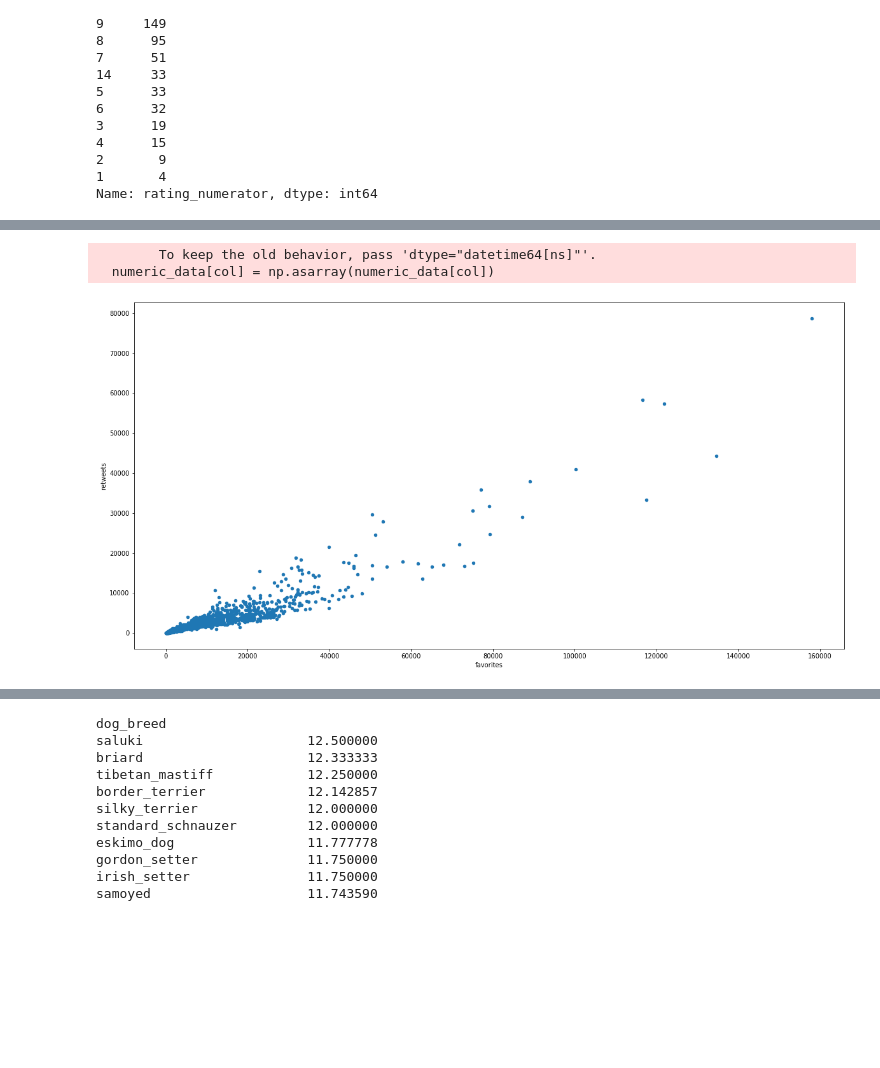
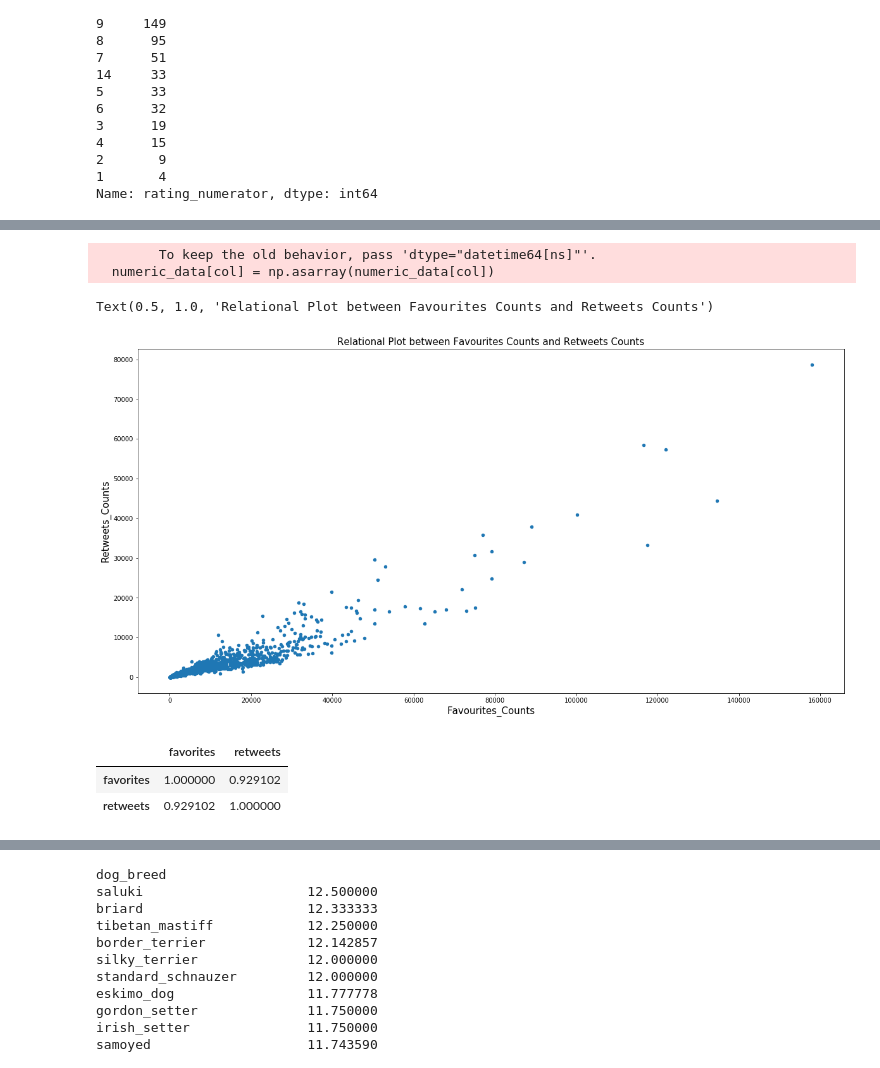
Before and after one commit to CherifArsanious/wrangle-and-analyze-data-project, a Jupyter notebook: wrangle_act.ipynb, the cells around one changed output, grey strips where cells are left out. Drawn from its saved outputs; the diff is of its cells as text; code cells hidden in the pictures; blank space fills up the shorter version.

```diff
--- a/wrangle_act.ipynb
+++ b/wrangle_act.ipynb
@@ -226,6 +231,7 @@ I will use the twitter api itself to collect two additional columns required in
 # %% [markdown]
 Using my granted access token to access the twitter api
 # %%
-auth=tweepy.OAuthHandler('ATgQvDLXAG0Y1KYivuXlZQaOh','r2YcOCuK356cwqAAc8U3EZ6vlbc5ZV8P3w0Sb7ag9UuPzMN5bV')
-auth.set_access_token('247215662-FQA5CUZpwtzQ1uunDpNT5nAb9GSgnWzOVUYgn5vW','ZES8vhdxjWdUqOvFYKtrwABjpvnkGCk2sFqG4Grj6xLsb')
-api=tweepy.API(auth,wait_on_rate_limit=True,wait_on_rate_limit_notify=True)
+''' Code was masked as I was asked to not include my twitter access tokens '''
+#auth=tweepy.OAuthHandler()
+#auth.set_access_token(,)
+#api=tweepy.API(auth,wait_on_rate_limit=True,wait_on_rate_limit_notify=True)
@@ -830,8 +918,18 @@ Name: rating_numerator, dtype: float64
 # %%
 twitter_archive_master.plot(x='favorites',y='retweets',kind='scatter',figsize=(20,10));
+plt.xlabel('Favourites_Counts',fontsize=15)
+plt.ylabel('Retweets_Counts',fontsize=15)
+plt.title('Relational Plot between Favourites Counts and Retweets Counts',fontsize=15)
 # %% [output]
         To keep the old behavior, pass 'dtype="datetime64[ns]"'.
   numeric_data[col] = np.asarray(numeric_data[col])
+Text(0.5, 1.0, 'Relational Plot between Favourites Counts and Retweets Counts')
-[figure, old version]
+[figure, new version]
+# %%
+twitter_archive_master[['favorites','retweets']].corr()
+# %% [output]
+|  | favorites | retweets |
+| favorites | 1.000000 | 0.929102 |
+| retweets | 0.929102 | 1.000000 |
 # %%
 twitter_archive_master.plot(x='timestamp_x',y='rating_numerator',kind='line',figsize=(15,10))
```
Also changed, not shown: parts of 21 cells of this notebook.
